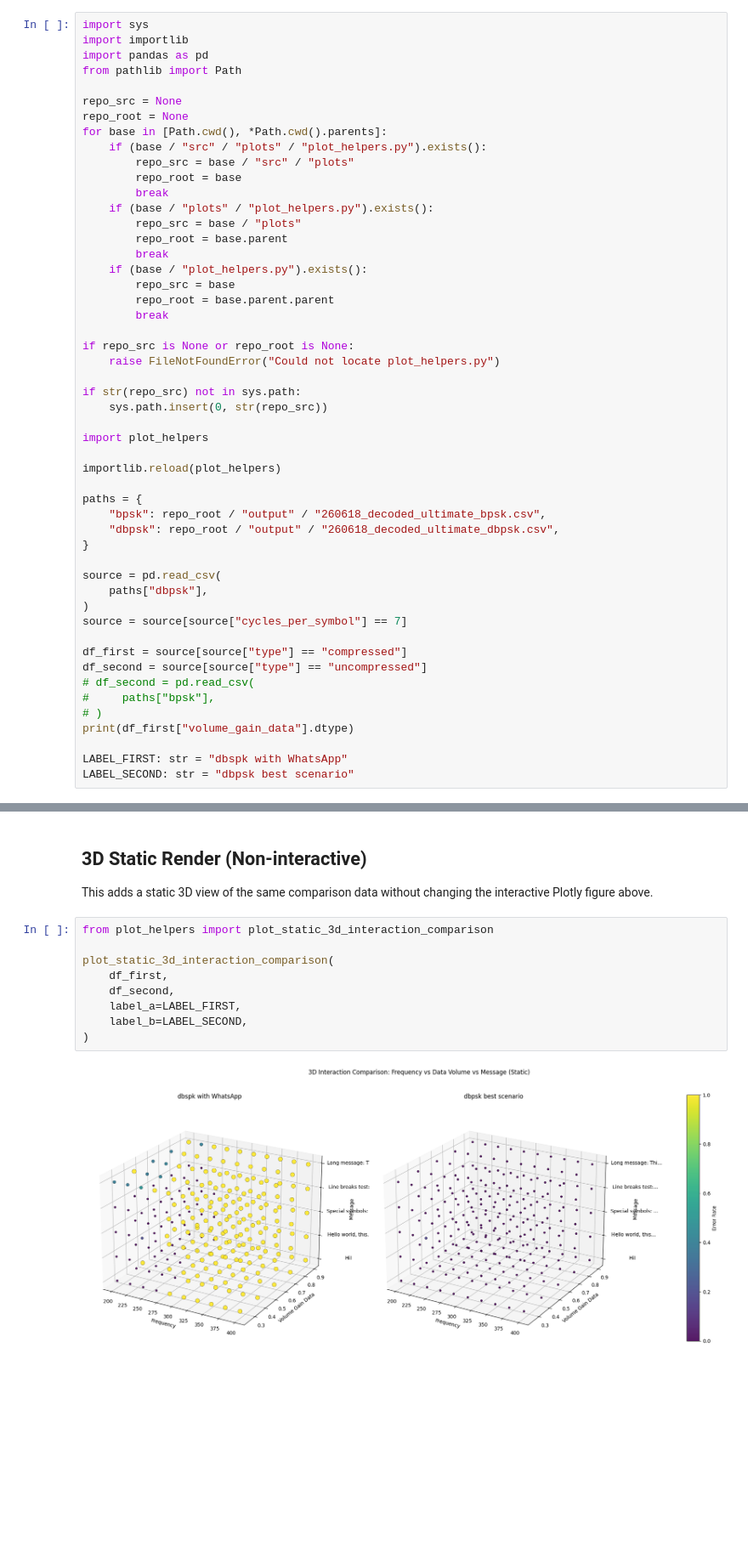
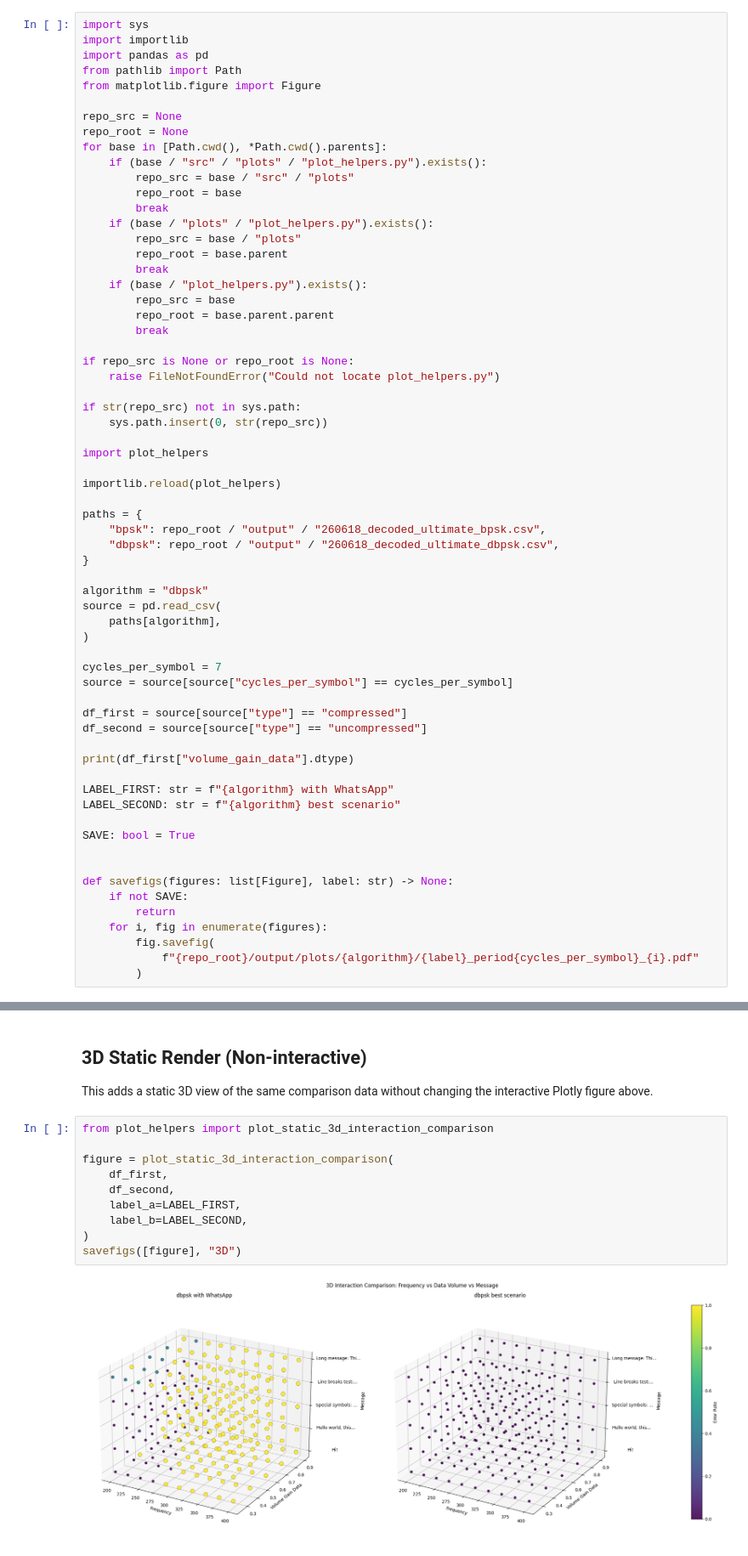
Before and after one commit to forcellatofrancesco/audio_steganography, a Jupyter notebook: src/plots/260618_ultimate.ipynb, the cells around one changed output, grey strips where cells are left out. Shown at 85% size. Cells and saved outputs as stored; diff of their text form; blank space fills up the shorter version.

Commit message:
Updated requirements. Added save figures capabilities for plots.

```diff
--- a/src/plots/260618_ultimate.ipynb
+++ b/src/plots/260618_ultimate.ipynb
@@ -5,6 +5,7 @@ import sys
 import importlib
 import pandas as pd
 from pathlib import Path
+from matplotlib.figure import Figure
 
 repo_src = None
 repo_root = None
@@ -37,20 +38,32 @@ paths = {
     "dbpsk": repo_root / "output" / "260618_decoded_ultimate_dbpsk.csv",
 }
 
+algorithm = "dbpsk"
 source = pd.read_csv(
-    paths["dbpsk"],
+    paths[algorithm],
 )
-source = source[source["cycles_per_symbol"] == 7]
+
+cycles_per_symbol = 7
+source = source[source["cycles_per_symbol"] == cycles_per_symbol]
 
 df_first = source[source["type"] == "compressed"]
 df_second = source[source["type"] == "uncompressed"]
-# df_second = pd.read_csv(
-#     paths["bpsk"],
-# )
+
 print(df_first["volume_gain_data"].dtype)
 
-LABEL_FIRST: str = "dbspk with WhatsApp"
-LABEL_SECOND: str = "dbpsk best scenario"
+LABEL_FIRST: str = f"{algorithm} with WhatsApp"
+LABEL_SECOND: str = f"{algorithm} best scenario"
+
+SAVE: bool = True
+
+
+def savefigs(figures: list[Figure], label: str) -> None:
+    if not SAVE:
+        return
+    for i, fig in enumerate(figures):
+        fig.savefig(
+            f"{repo_root}/output/plots/{algorithm}/{label}_period{cycles_per_symbol}_{i}.pdf"
+        )
 # %% [output]
 float64
 # %% [markdown]
@@ -160,14 +176,15 @@ This adds a static 3D view of the same comparison data without changing the inte
 # %%
 from plot_helpers import plot_static_3d_interaction_comparison
 
-plot_static_3d_interaction_comparison(
+figure = plot_static_3d_interaction_comparison(
     df_first,
     df_second,
     label_a=LABEL_FIRST,
     label_b=LABEL_SECOND,
 )
+savefigs([figure], "3D")
 # %% [output]
-[figure, old version]
+[figure, new version]
 # %% [markdown]
 ## 3D Interaction: Frequency, Data Volume, and Message (Comparison)
 This figure is split into two 3D panels:
```
Also changed, not shown: parts of 4 cells of this notebook, 2 other files.
